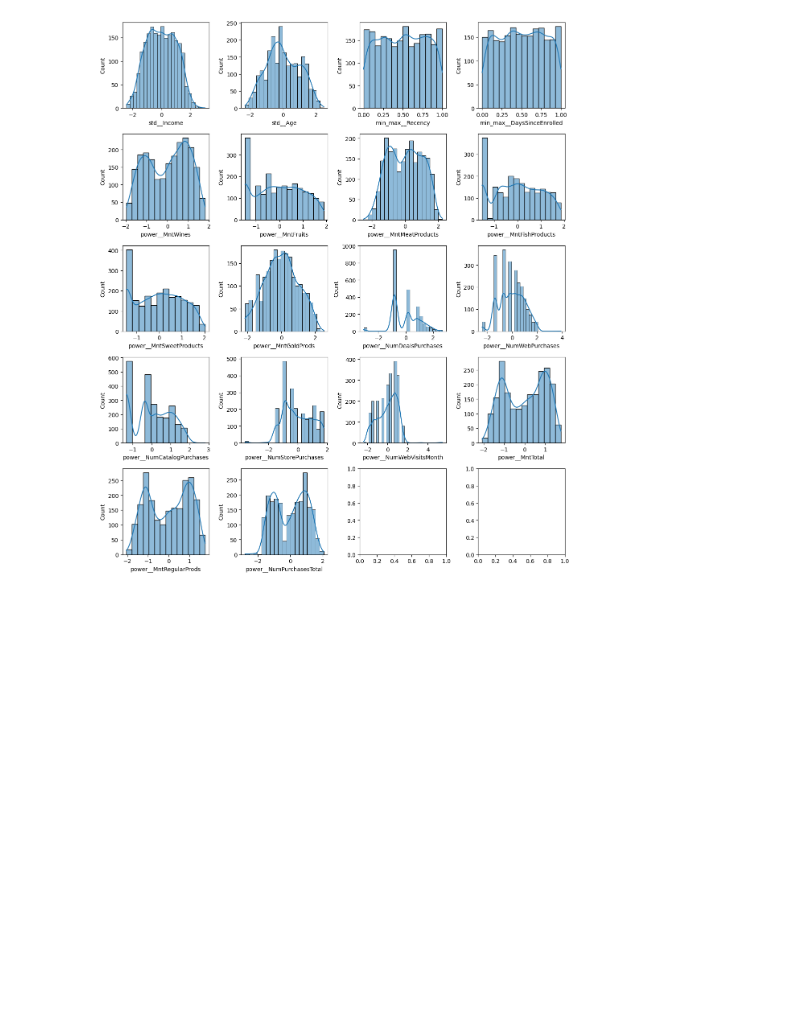
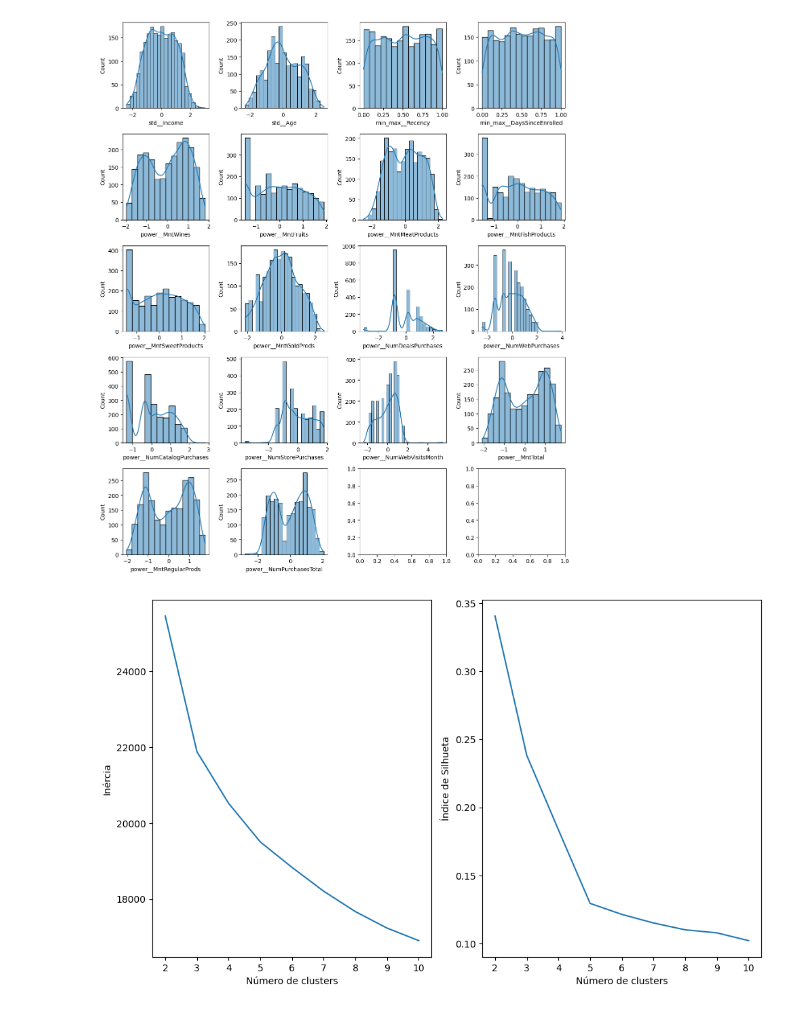
Before and after one commit to LucasGPestana/ifood_analyst, a Jupyter notebook: notebooks/04_ml_clustering.ipynb, the cells around one changed output. Saved outputs shown, nothing was run; the diff lists cells and outputs as text; code cells hidden in the pictures; blank space fills up the shorter version.

```diff
--- a/notebooks/04_ml_clustering.ipynb
+++ b/notebooks/04_ml_clustering.ipynb
@@ -132,3 +142,11 @@ plt.tight_layout()
 plt.show()
 # %% [output]
 [figure]
+# %%
+# Fixando seed de aleatoriedade
+RANDOM_STATE = 42
+# %%
+# Estimando o número de clusters pelo método do cotovelo e da silhueta
+plot_n_cluster_estimator_methods(df_scaled, RANDOM_STATE)
+# %% [output]
+[figure, added]
```
Also changed, not shown: parts of 21 cells of this notebook.
